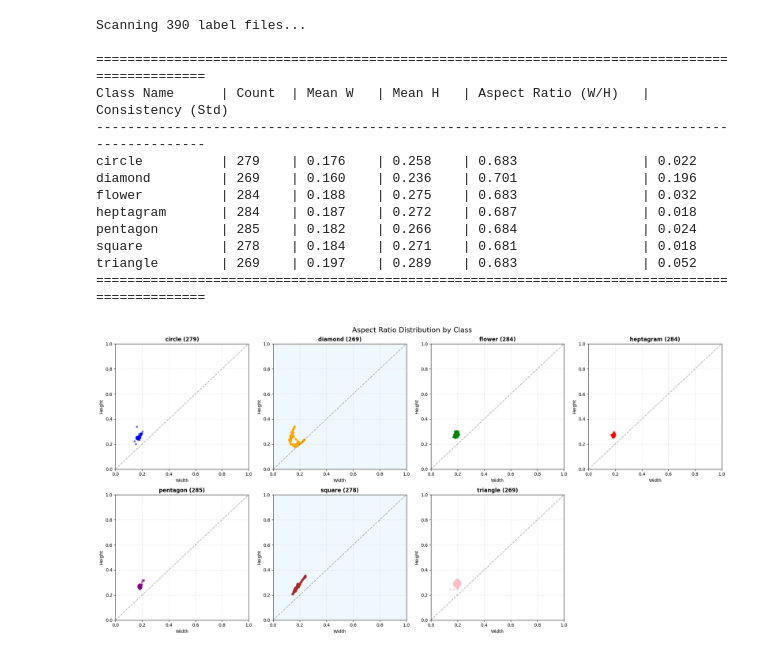
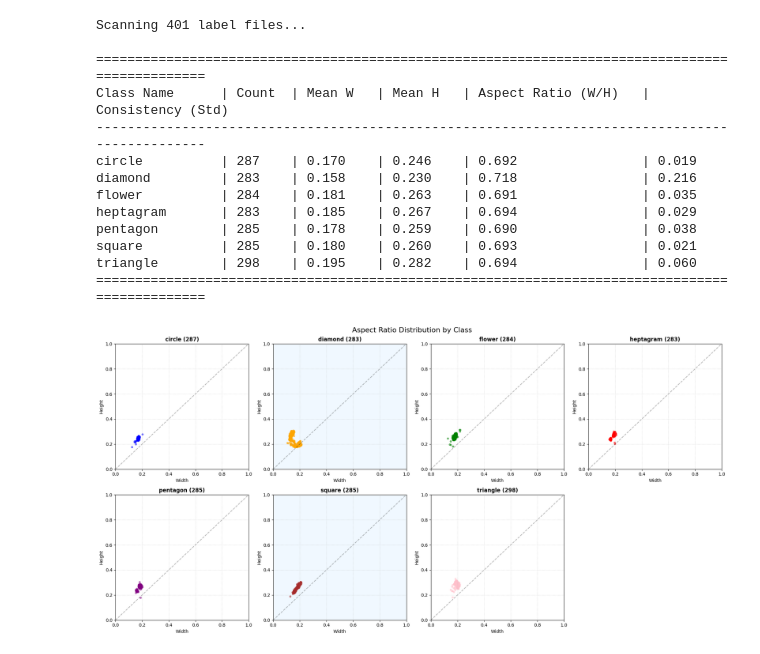
Before and after one commit to Junhan12/hcaptcha-solver, a Jupyter notebook: eda.ipynb, the cells around one changed output. Cells and saved outputs as stored; diff of their text form; code cells hidden in the pictures.

```diff
--- a/eda.ipynb
+++ b/eda.ipynb
@@ -297,7 +274,7 @@ import math
 import numpy as np  # Added for statistical calculations
 
 # ================= CONFIGURATION =================
-LABEL_FOLDER = "C:\\Users\\junha\\Downloads\\unpaired shape.v17-390-shape.yolov8\\all_labels"  # <--- REPLACE THIS
+LABEL_FOLDER = "C:\\Users\\junha\\Downloads\\unpaired shape.v19-ori-shape.yolov8\\all_labels"  # <--- REPLACE THIS
 # Ensure this matches your classes.txt exactly
 CLASS_NAMES =  ['circle', 'diamond', 'flower', 'heptagram', 'pentagon', 'square', 'triangle']
 # =================================================
@@ -389,39 +366,39 @@ def plot_aspect_ratio_separate():
         ws = pts_array[:, 0]
         hs = pts_array[:, 1]
 
         # Calculate Ratios (Width / Height)
         # Ratio = 1.0 means perfect square
         # Ratio > 1.0 means wide (Landscape)
         # Ratio < 1.0 means tall (Portrait)
         ratios = ws / hs
 
         count = len(points)
         mean_w = np.mean(ws)
         mean_h = np.mean(hs)
         mean_ratio = np.mean(ratios)
         std_ratio = np.std(ratios) # Low std dev = Very consistent shape
 
         print(f"{name:<15} | {count:<6} | {mean_w:<8.3f} | {mean_h:<8.3f} | {mean_ratio:<20.3f} | {std_ratio:<15.3f}")
 
     print("="*95 + "\n")
     # ==============================================================
 
     plt.show()
 
 if __name__ == "__main__":
     plot_aspect_ratio_separate()
 # %% [output]
-Scanning 390 label files...
+Scanning 401 label files...
 
 ===============================================================================================
 Class Name      | Count  | Mean W   | Mean H   | Aspect Ratio (W/H)   | Consistency (Std)
 -----------------------------------------------------------------------------------------------
-circle          | 279    | 0.176    | 0.258    | 0.683                | 0.022
-diamond         | 269    | 0.160    | 0.236    | 0.701                | 0.196
-flower          | 284    | 0.188    | 0.275    | 0.683                | 0.032
-heptagram       | 284    | 0.187    | 0.272    | 0.687                | 0.018
-pentagon        | 285    | 0.182    | 0.266    | 0.684                | 0.024
-square          | 278    | 0.184    | 0.271    | 0.681                | 0.018
-triangle        | 269    | 0.197    | 0.289    | 0.683                | 0.052
+circle          | 287    | 0.170    | 0.246    | 0.692                | 0.019
+diamond         | 283    | 0.158    | 0.230    | 0.718                | 0.216
+flower          | 284    | 0.181    | 0.263    | 0.691                | 0.035
+heptagram       | 283    | 0.185    | 0.267    | 0.694                | 0.029
+pentagon        | 285    | 0.178    | 0.259    | 0.690                | 0.038
+square          | 285    | 0.180    | 0.260    | 0.693                | 0.021
+triangle        | 298    | 0.195    | 0.282    | 0.694                | 0.060
 ===============================================================================================
-[figure, old version]
+[figure, new version]
```
Also changed, not shown: parts of 6 cells of this notebook, 10 other files.
